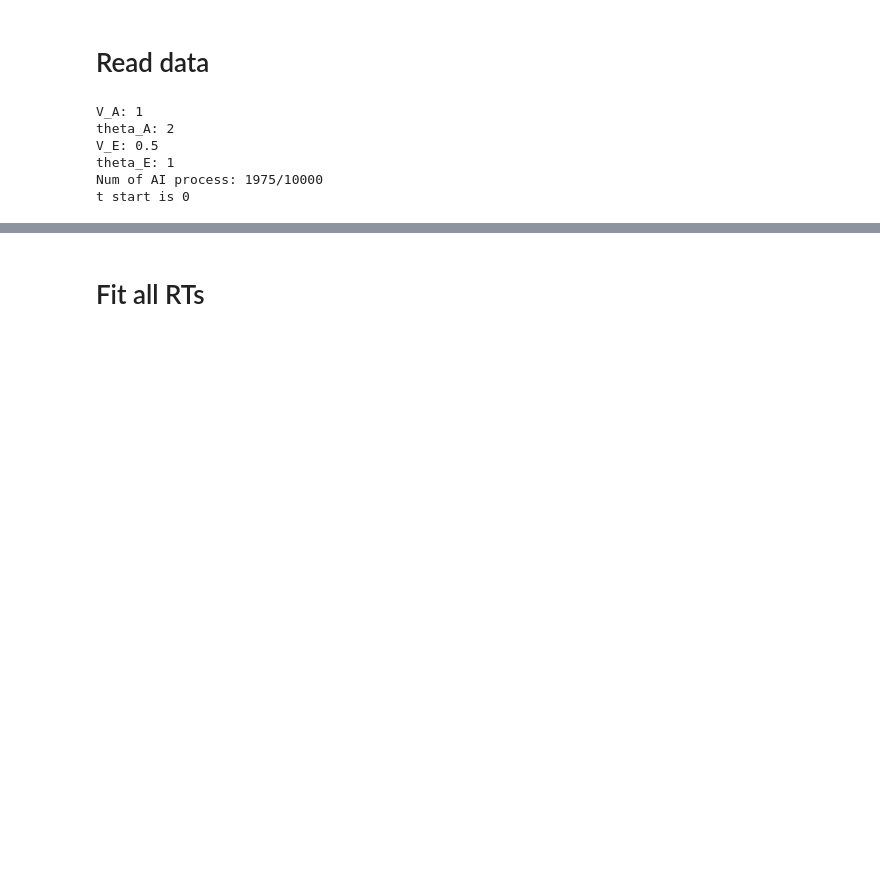
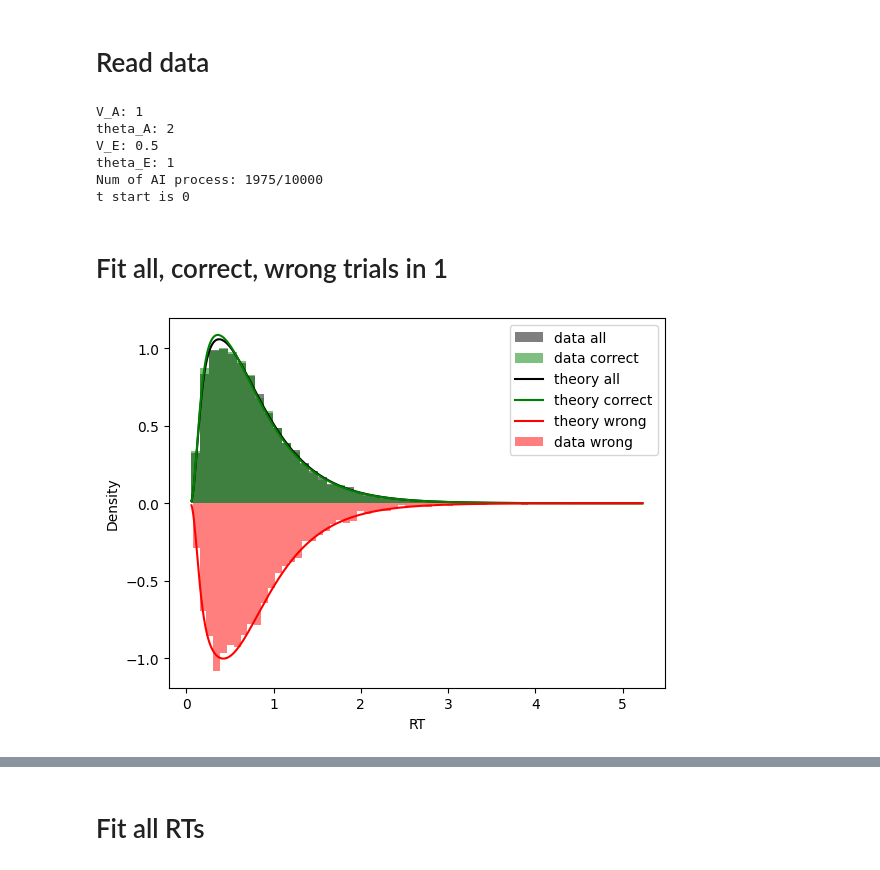
Before and after one commit to rakaar/ddm_codes, a Jupyter notebook: action_init_ddm/fitting_sim_data.ipynb, the cells around one changed output, grey strips where cells are left out. Drawn from its saved outputs; the diff is of its cells as text; code cells hidden in the pictures; blank space fills up the shorter version.

Commit message:
all, correct, wrong RT in 1 pic

```diff
--- a/action_init_ddm/fitting_sim_data.ipynb
+++ b/action_init_ddm/fitting_sim_data.ipynb
@@ -71,6 +71,8 @@ indices_act = np.where(is_act_resp == 1)[0]
 RTs_act = RTs[indices_act].flatten()
 
 
+RTs = RTs.flatten()
+
 print(f"V_A: {V_A}")
 print(f"theta_A: {theta_A}")
 print(f"V_E: {V_E}")
@@ -84,3 +86,5 @@ V_E: 0.5
 theta_E: 1
 Num of AI process: 1975/10000
 t start is 0
+# %% [markdown]
+# Fit all, correct, wrong trials in 1
@@ -86,0 +165,23 @@ t start is 0
+# %%
+correct_idx = np.where(choices == 1)[0]
+wrong_idx = np.where(choices == -1)[0]
+
+
+correct_RT = RTs[correct_idx]
+wrong_RT = RTs[wrong_idx]
+
+plt.hist(RTs, bins=50, alpha=0.5, label='data all', color='k', density=True);
+plt.hist(correct_RT, bins=50, alpha=0.5, label='data correct', color='g', density=True)
+
+wrong_hist, wrong_bins = np.histogram(wrong_RT, bins=50, density=True)
+wrong_center = (wrong_bins[:-1] + wrong_bins[1:]) / 2
+plt.bar(wrong_center, -wrong_hist, width=(wrong_bins[1] - wrong_bins[0]), alpha=0.5, label='data wrong', color='r');
+
+
+plt.plot(t_pts, P_all, label='theory all', color='k')
+plt.plot(t_pts, P_correct, label='theory correct', color='g')
+plt.plot(t_pts, -P_wrong, label='theory wrong', color='r')
+plt.xlabel('RT'); plt.ylabel('Density');
+plt.legend();
+# %% [output]
+[figure, added]
```
Also changed, not shown: parts of 3 cells of this notebook.
